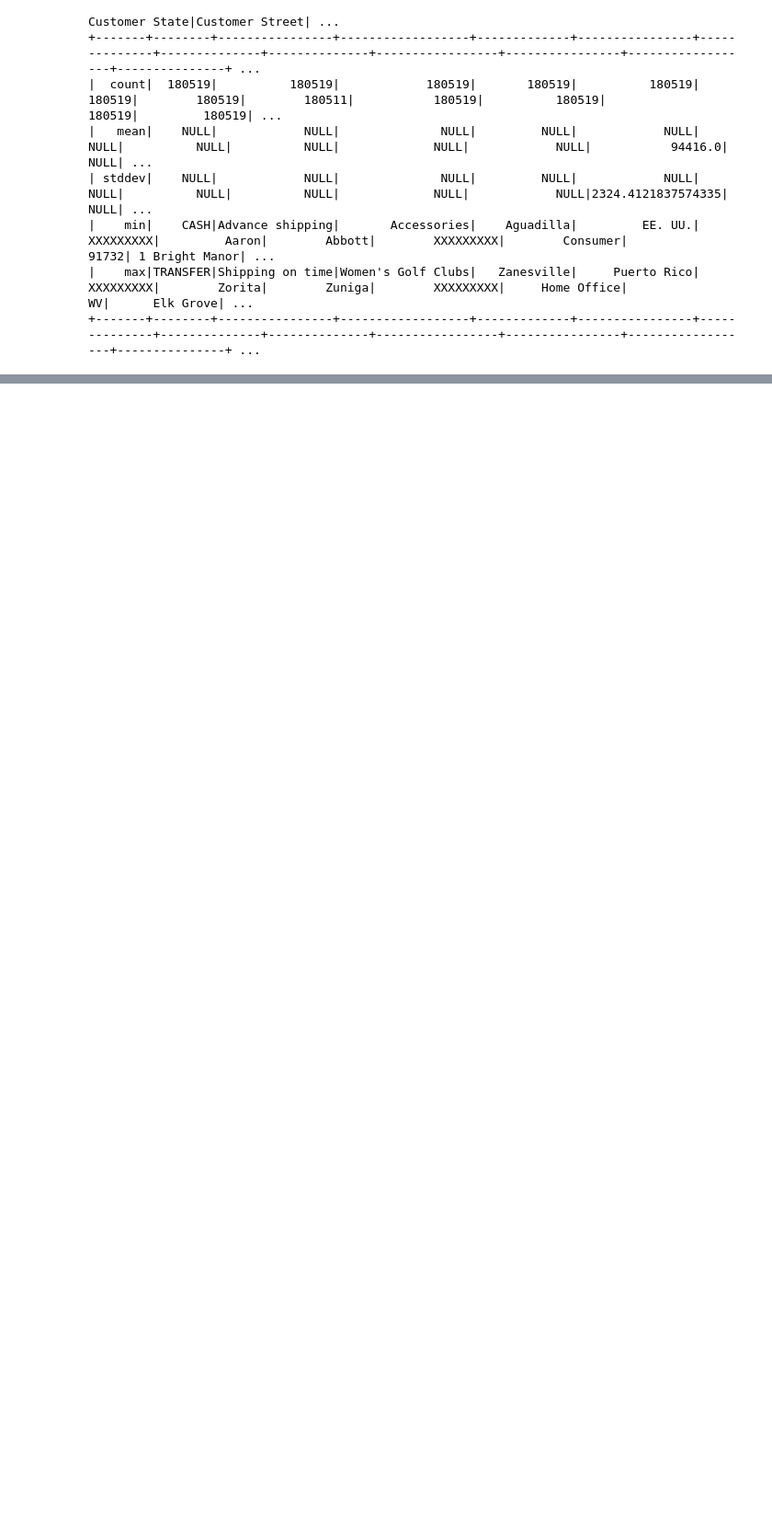
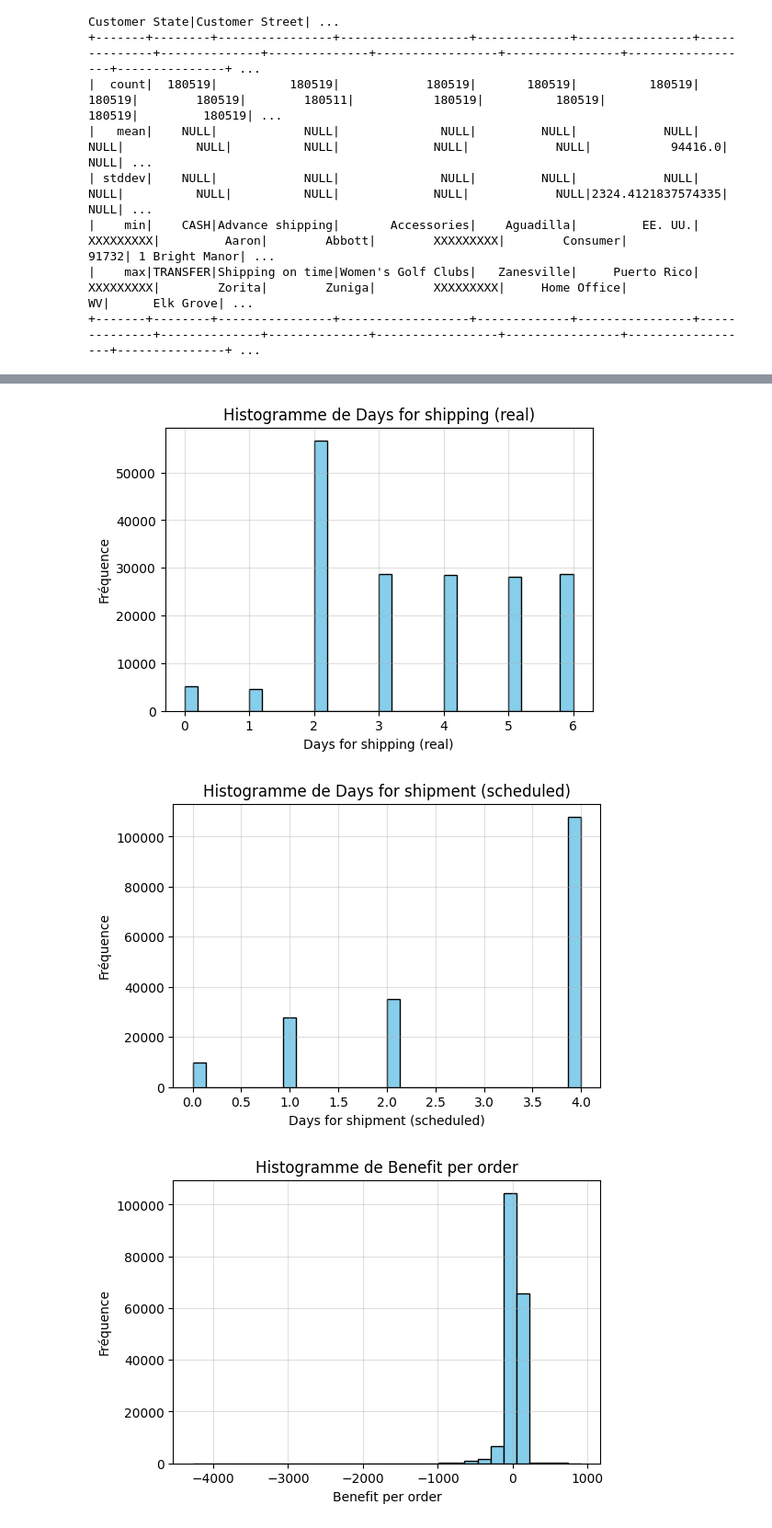
Before and after one commit to ISTIFANO/SmartLogisticsAI, a Jupyter notebook: app/notebooks/data.ipynb, the cells around one changed output, grey strips where cells are left out. Shown at 92% size. Saved outputs shown, nothing was run; the diff lists cells and outputs as text; code cells hidden in the pictures; blank space fills up the shorter version.

```diff
--- a/app/notebooks/data.ipynb
+++ b/app/notebooks/data.ipynb
@@ -192,8 +253,8 @@ from pyspark.sql.functions import col, count, when, trim, isnan
 from pyspark.sql.types import FloatType, DoubleType, DecimalType
 
 null_counts = []
-for c in data.columns:
-    dtype = next(f.dataType for f in data.schema.fields if f.name == c)
+for c in df.columns:
+    dtype = next(f.dataType for f in df.schema.fields if f.name == c)
 
     if isinstance(dtype, (FloatType, DoubleType, DecimalType)):
         cond = col(c).isNull() | isnan(col(c))
@@ -202,6 +263,6 @@ for c in data.columns:
 
     null_counts.append(count(when(cond, c)).alias(c))
 
-nulldata = data.select(null_counts)
+nulldata = df.select(null_counts)
 nulldata.show()
 # %% [output]
@@ -212,0 +274,13 @@ nulldata.show()
+# %%
+from pyspark.sql.types import NumericType
+from pyspark.sql.functions import col, expr
+
+numeric_cols = [field.name for field in df.schema.fields if isinstance(field.dataType, NumericType)]
+print("Colonnes numeriques :", numeric_cols)
+
+for c in numeric_cols:
+    median = df.approxQuantile(c, [0.5], 0.01)[0]
+    if median is not None:
+        df = df.fillna({c: median})
+
+print(" done ")
@@ -213,15 +290,25 @@ nulldata.show()
 # %%
-from sqlalchemy import create_engine, Table, Column, Integer, String, MetaData, func, select, desc
 
+existing_cols = [col for col in num_cols if col in df.columns]
 
-engine = create_engine("postgresql://user:password@localhost:5432/ma_base")
-metadata = MetaData(bind=engine)
-joueurs = Table('joueurs', metadata, autoload_with=engine)
-equipes = Table('equipes', metadata, autoload_with=engine)
-stats_joueurs = Table('stats_joueurs', metadata, autoload_with=engine)
+if not existing_cols:
+    raise ValueError("Aucune des colonnes spécifiées n'existe dans le DataFrame.")
 
-query = select(joueurs.c.nom.label("payerName"),
-               equipes.c.name.label("equipes")
-               ,func.sum(joueurs.c.cartjeun).label("cartJeunSum")
-               )
+numeric_df = df.select(existing_cols)
+
+numeric_pd = numeric_df.toPandas()
+
+import matplotlib.pyplot as plt
+
+for col in existing_cols:
+    plt.figure(figsize=(6, 4))
+    plt.hist(numeric_pd[col].dropna(), bins=30, color='skyblue', edgecolor='black')
+    plt.xlabel(col)
+    plt.title(f"Histogramme de {col}")
+    plt.ylabel("Fréquence")
+    plt.grid(alpha=0.4)
+    plt.show()
 # %% [output]
+[figure, added]
+[figure, added]
+[figure, added]
```
Also changed, not shown: parts of 6 cells of this notebook, 2 other files.
